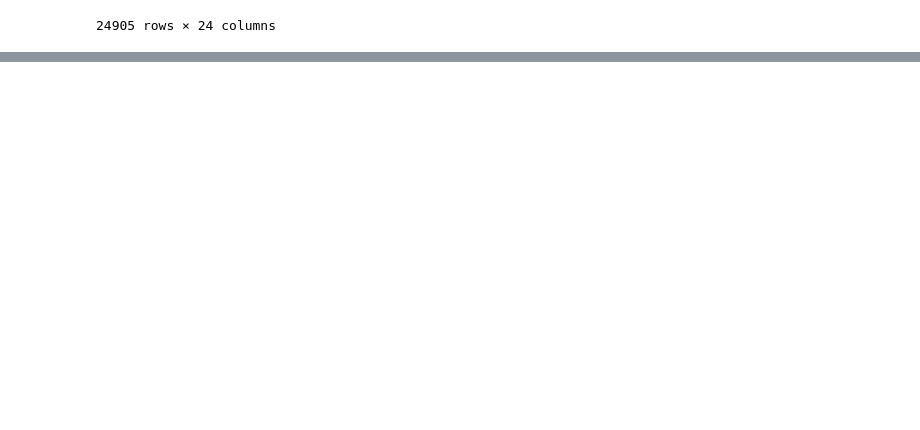
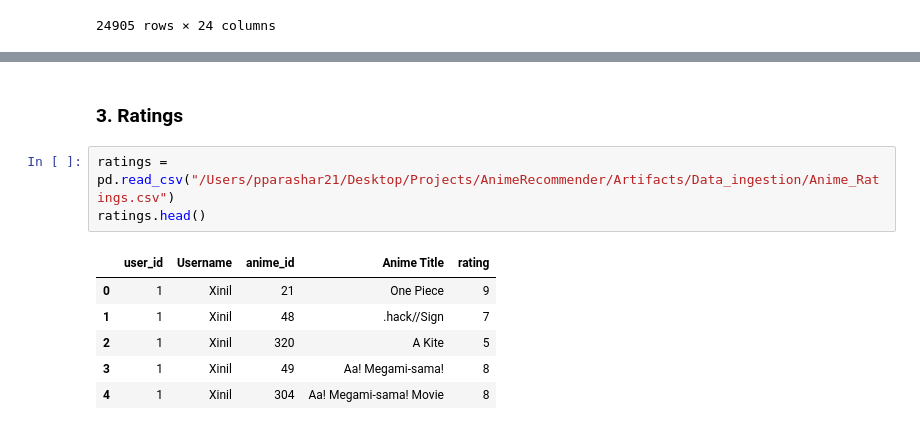
Before and after one commit to pparashar21/AnimeRecommender, a Jupyter notebook: notebooks/data_preprocessing.ipynb, the cells around one changed output, grey strips where cells are left out. Saved outputs shown, nothing was run; the diff lists cells and outputs as text; blank space fills up the shorter version.

Commit message:
Created data transformation entry point

```diff
--- a/notebooks/data_ingest.ipynb
+++ b/notebooks/data_preprocessing.ipynb
@@ -82,0 +218,12 @@ users
+# %% [markdown]
+### 3. Ratings
+# %%
+ratings = pd.read_csv("/Users/pparashar21/Desktop/Projects/AnimeRecommender/Artifacts/Data_ingestion/Anime_Ratings.csv")
+ratings.head()
+# %% [output]
+|  | user_id | Username | anime_id | Anime Title | rating |
+| 0 | 1 | Xinil | 21 | One Piece | 9 |
+| 1 | 1 | Xinil | 48 | .hack//Sign | 7 |
+| 2 | 1 | Xinil | 320 | A Kite | 5 |
+| 3 | 1 | Xinil | 49 | Aa! Megami-sama! | 8 |
+| 4 | 1 | Xinil | 304 | Aa! Megami-sama! Movie | 8 |
```
Also changed, not shown: parts of 21 cells of this notebook, 4 other files.
